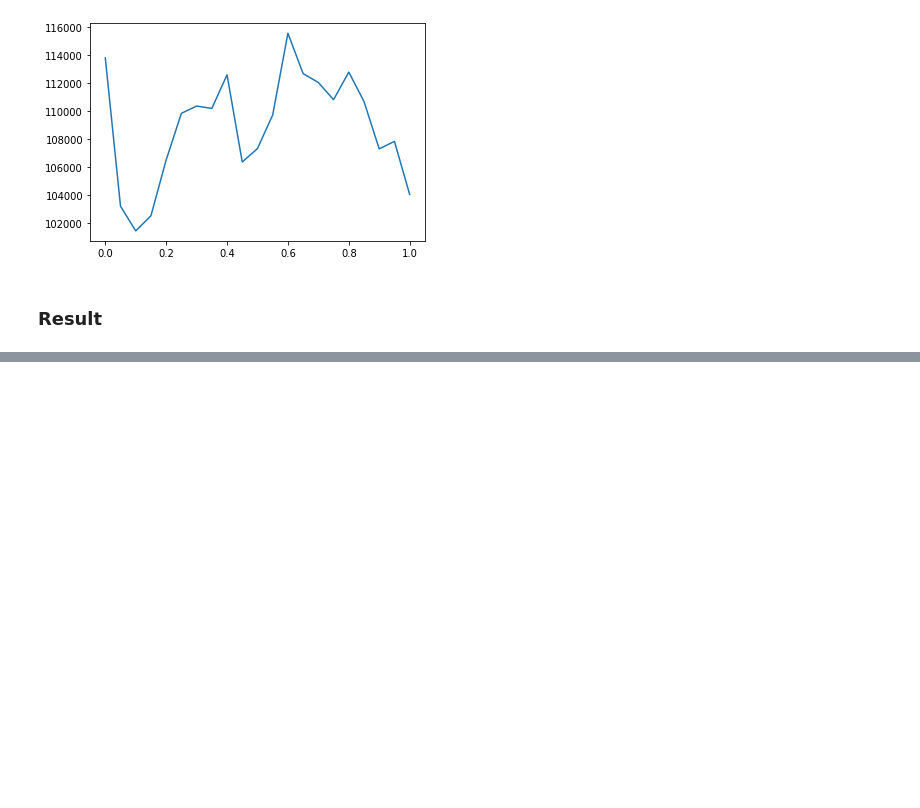
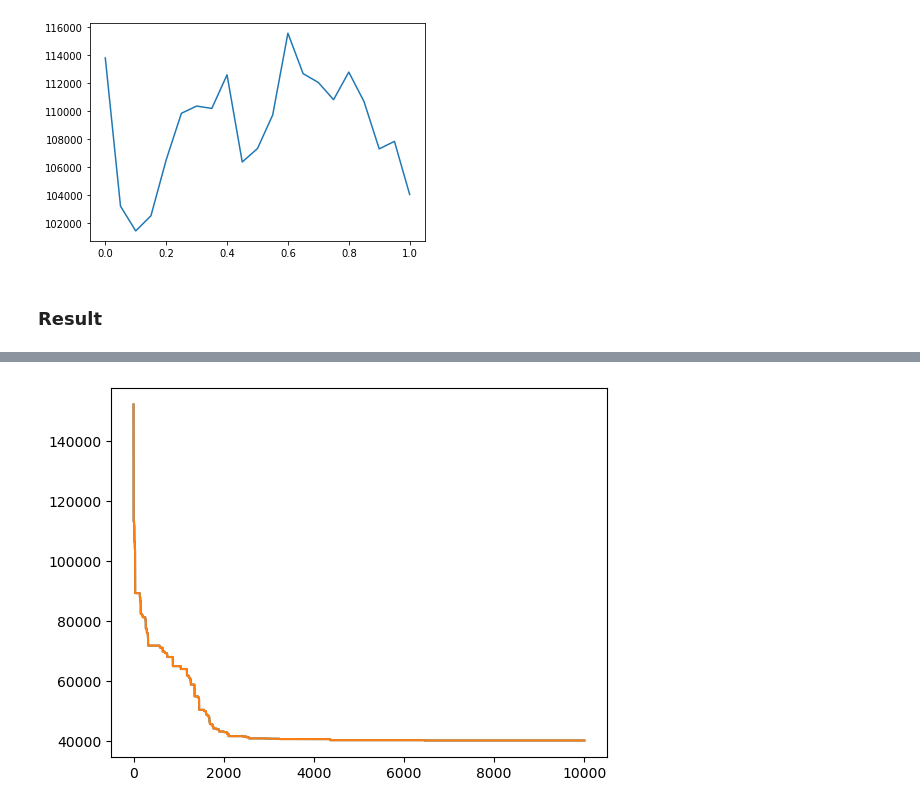
Before and after one commit to psrpsj/TSP-with-Genetic-Algorithm, a Jupyter notebook: TSP_experiment.ipynb, the cells around one changed output, grey strips where cells are left out. Saved outputs shown, nothing was run; the diff lists cells and outputs as text; code cells hidden in the pictures; blank space fills up the shorter version.

```diff
--- a/TSP_experiment.ipynb
+++ b/TSP_experiment.ipynb
@@ -142,0 +144,5 @@ result
+# %%
+plt.plot(result["generation"], result["cost"])
+plt.show()
+# %% [output]
+[figure, added]
```
Also changed, not shown: parts of 2 cells of this notebook.
